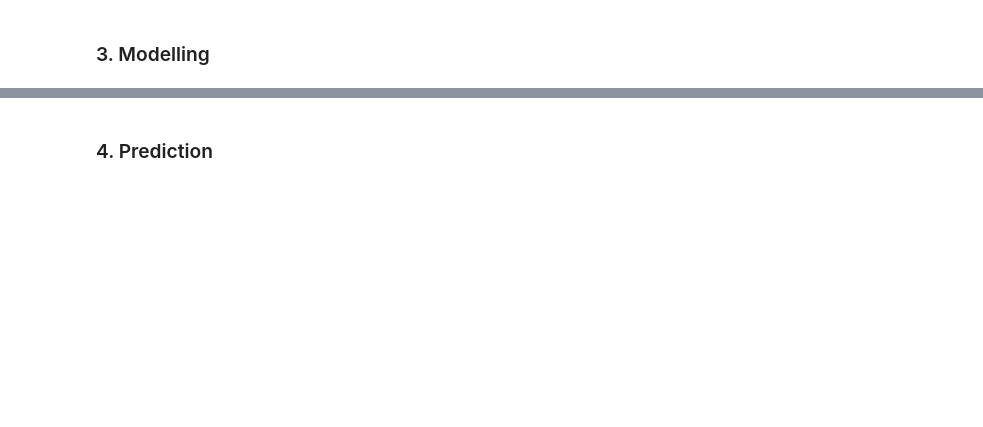
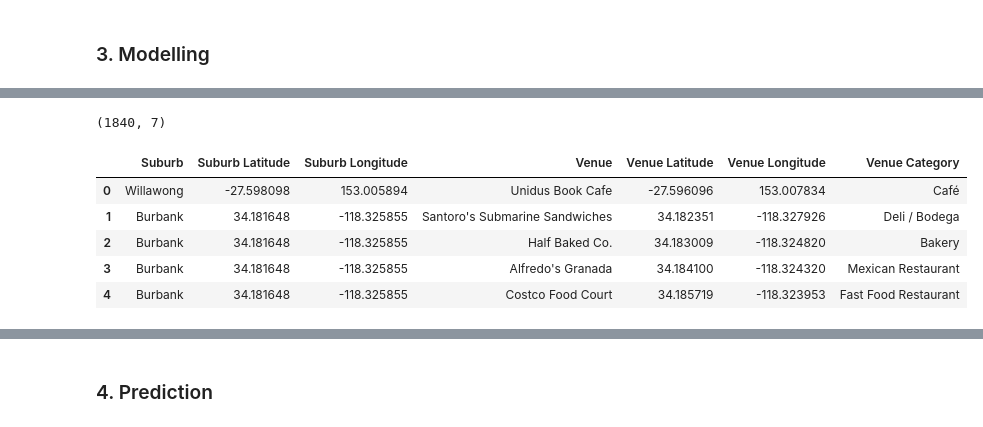
Before and after one commit to aminathshausan/Coursera_Capstone, a Jupyter notebook: The Battle of Neighborhoods (Part I).ipynb, the cells around one changed output, grey strips where cells are left out. Drawn from its saved outputs; the diff is of its cells as text; code cells hidden in the pictures; blank space fills up the shorter version.

```diff
--- a/The Battle of Neighborhoods (Part I).ipynb
+++ b/The Battle of Neighborhoods (Part I).ipynb
@@ -204,0 +446,11 @@ Note that the dataframe brisbane_df contains data on 178 suburbs which means tha
+# %%
+print(brisbane_venues.shape)
+brisbane_venues.head()
+# %% [output]
+(1840, 7)
+|  | Suburb | Suburb Latitude | Suburb Longitude | Venue | Venue Latitude | Venue Longitude | Venue Category |
+| 0 | Willawong | -27.598098 | 153.005894 | Unidus Book Cafe | -27.596096 | 153.007834 | Café |
+| 1 | Burbank | 34.181648 | -118.325855 | Santoro's Submarine Sandwiches | 34.182351 | -118.327926 | Deli / Bodega |
+| 2 | Burbank | 34.181648 | -118.325855 | Half Baked Co. | 34.183009 | -118.324820 | Bakery |
+| 3 | Burbank | 34.181648 | -118.325855 | Alfredo's Granada | 34.184100 | -118.324320 | Mexican Restaurant |
+| 4 | Burbank | 34.181648 | -118.325855 | Costco Food Court | 34.185719 | -118.323953 | Fast Food Restaurant |
```
Also changed, not shown: parts of 75 cells of this notebook.
